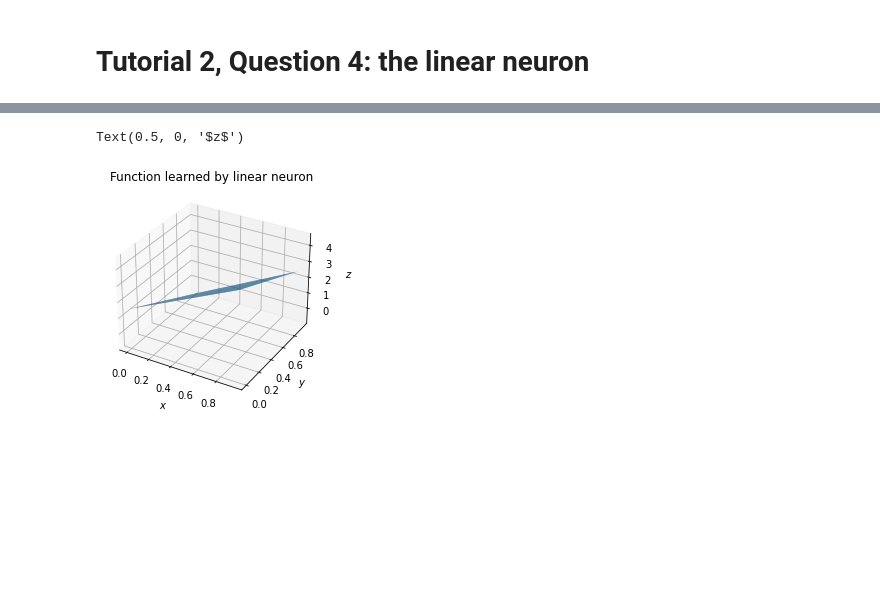
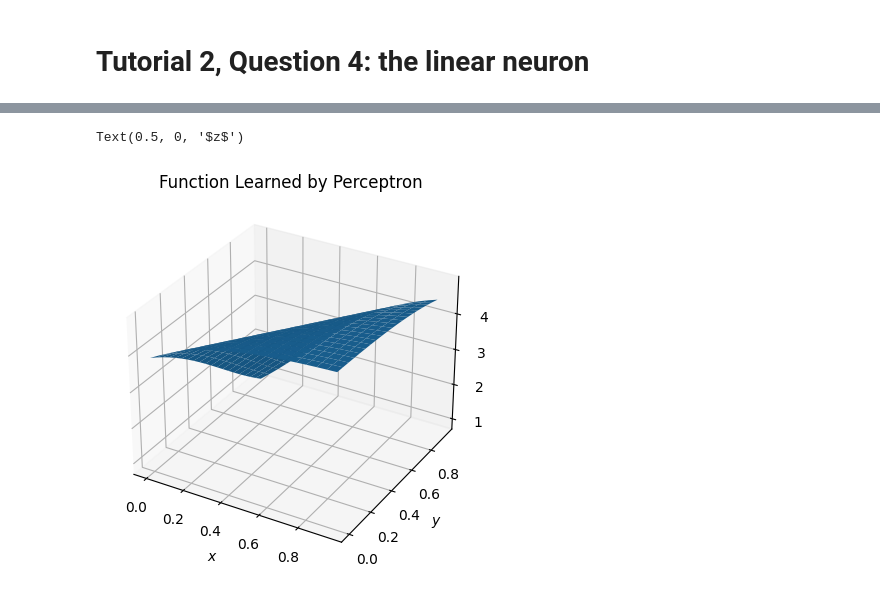
Before and after one commit to LeeYCMichael/CZ4042_NN_lab, a Jupyter notebook: Tutorials/Tut2/t2q4b.ipynb, the cells around one changed output, grey strips where cells are left out. Saved outputs shown, nothing was run; the diff lists cells and outputs as text; code cells hidden in the pictures; blank space fills up the shorter version.

```diff
--- a/Tutorials/Tut2/t2q4b.ipynb
+++ b/Tutorials/Tut2/t2q4b.ipynb
@@ -68,3 +55,7 @@ def train_step(model, inputs, outputs, learning_rate):
+# %%
+# mean squared error as the loss function
+def loss_fn(y_pred, d):
+    return torch.mean(torch.square(y_pred - d))
 # %%
 # create a linear neuron
 model = Linear()
@@ -97,0 +67,26 @@ epoch: 900, mse: 4.285557822089856e-05
+# %%
+# Collect the history of W-values and b-values to plot later
+mse = []
+idx = np.arange(no_data)
+for epoch in range(no_epochs):
+
+    np.random.shuffle(idx)
+    XX, YY = X[idx], Y[idx]
+
+    y_ = model(XX)
+
+    loss_ = loss_fn(y_, torch.tensor(YY))
+
+    loss_.backward()
+
+    with torch.no_grad():
+        model.w -= lr * model.w.grad
+        model.b -= lr * model.b.grad
+
+    model.w.grad = None
+    model.b.grad = None
+
+    mse.append(loss_.detach().numpy())
+
+    if epoch%100 == 99:
+        print('Epoch %4d:  mse=%2.5f'%(epoch+1, mse[epoch]))
@@ -130,19 +138,20 @@ ax.legend()
 # %%
 # plot the learned function
-fig = plt.figure(5)
+fig = plt.figure(3)
 ax = plt.axes(projection = '3d')
 X1 = np.arange(0, 1, 0.05)
 X2 = np.arange(0, 1, 0.05)
 X1,X2 = np.meshgrid(X1,X2)
-w_, b_ = model.w.numpy(), model.b.numpy()
-Z = b_+ w_[0]*X1+w_[1]*X2 + w_[2]*X1*X2
+Z = model.b.detach().numpy()+model.w.detach().numpy()[0]*X1+model.w.detach().numpy()[1]*X2
+Z = 6/(1+np.exp(-Z))-1.0
 regression_plane = ax.plot_surface(X1, X2, Z)
 ax.xaxis.set_major_locator(ticker.IndexLocator(base = 0.2, offset=0.0))
 ax.yaxis.set_major_locator(ticker.IndexLocator(base = 0.2, offset=0.0))
-ax.set_title('Function learned by linear neuron')
+ax.set_title('Function Learned by Perceptron')
 ax.set_xlabel('$x$')
 ax.set_ylabel('$y$')
 ax.set_zlabel('$z$')
+plt.show()
 # %% [output]
 Text(0.5, 0, '$z$')
-[figure, old version]
+[figure, new version]
```
Also changed, not shown: parts of 11 cells of this notebook, 2 other files.
